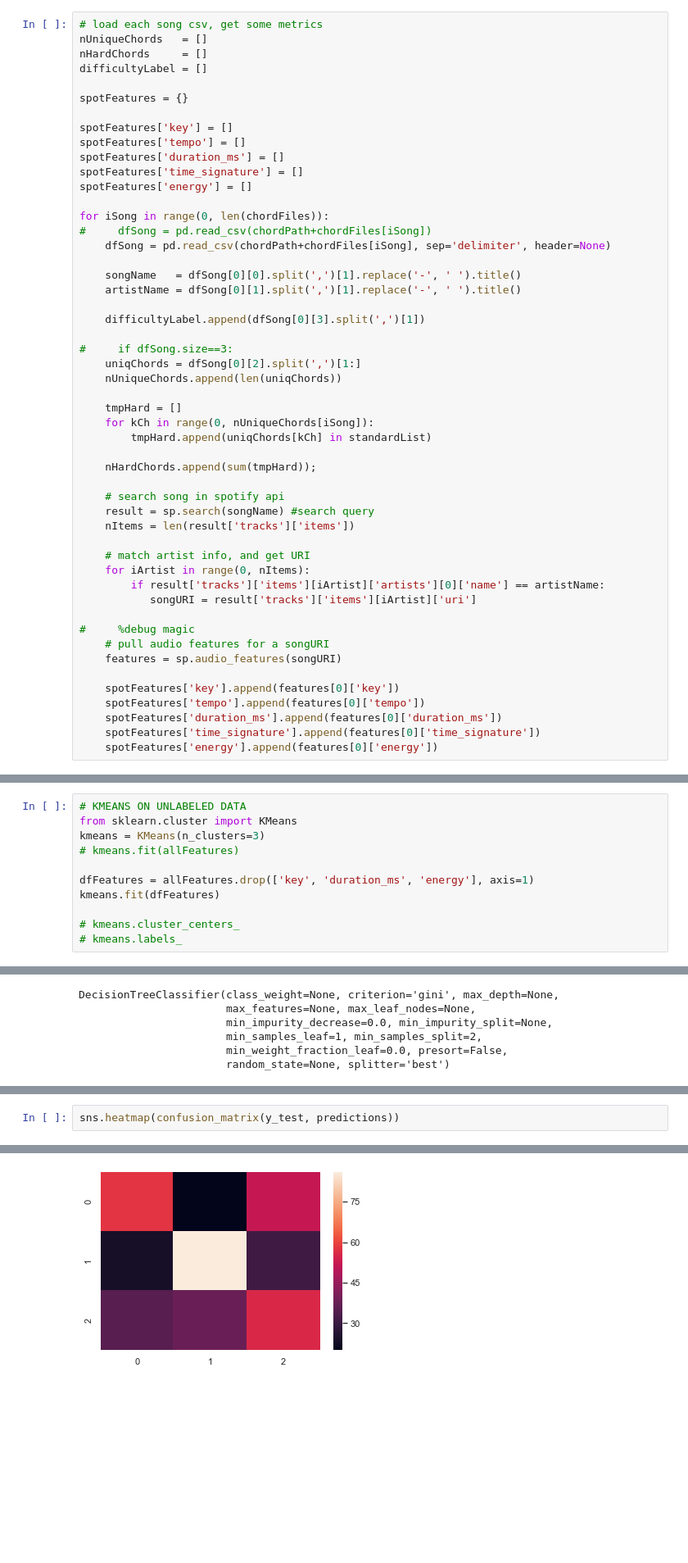
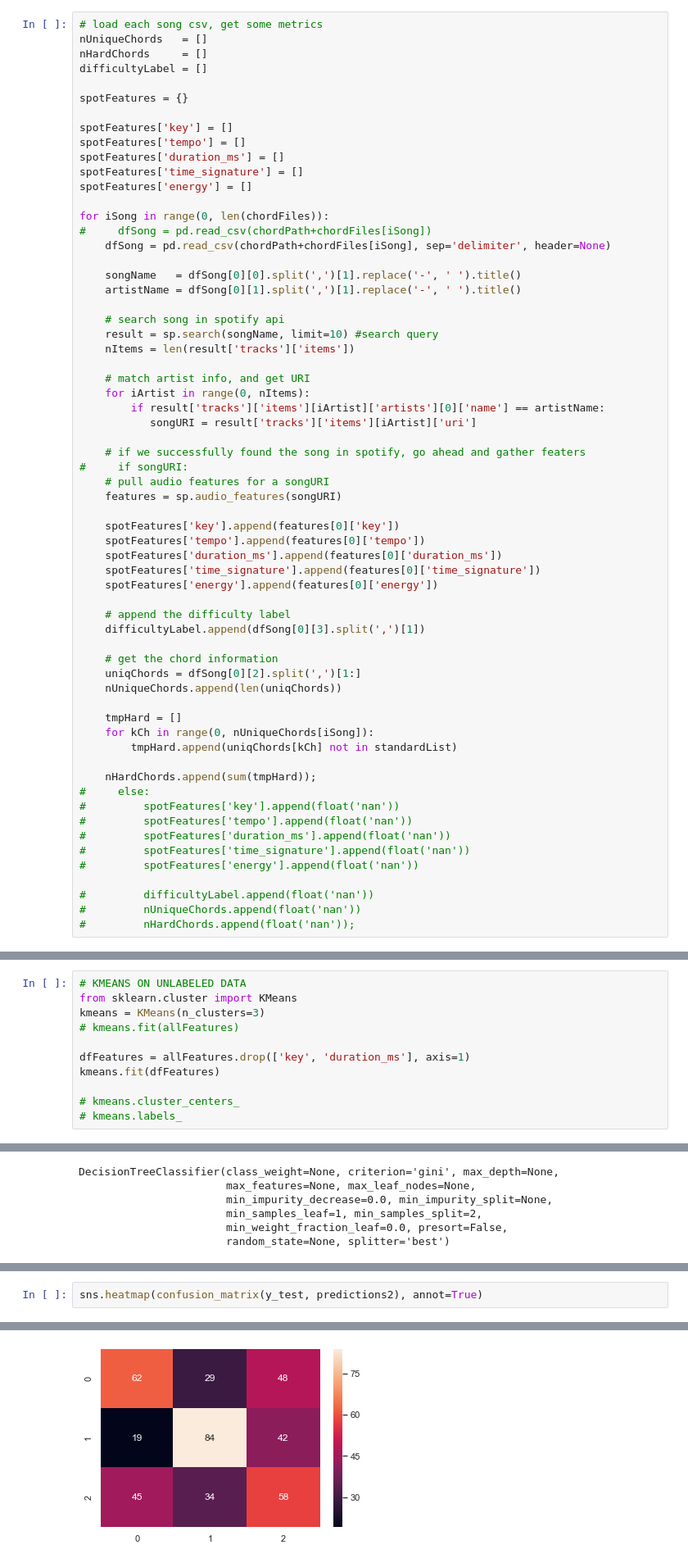
Before and after one commit to alevi813/chordRec, a Jupyter notebook: chordsEDA.ipynb, the cells around one changed output, grey strips where cells are left out. Shown at 82% size. Saved outputs shown, nothing was run; the diff lists cells and outputs as text; blank space fills up the shorter version.

```diff
--- a/chordsEDA.ipynb
+++ b/chordsEDA.ipynb
@@ -50,20 +50,8 @@ for iSong in range(0, len(chordFiles)):
     songName   = dfSong[0][0].split(',')[1].replace('-', ' ').title()
     artistName = dfSong[0][1].split(',')[1].replace('-', ' ').title()
 
-    difficultyLabel.append(dfSong[0][3].split(',')[1])
-
-#     if dfSong.size==3:
-    uniqChords = dfSong[0][2].split(',')[1:]
-    nUniqueChords.append(len(uniqChords))
-
-    tmpHard = []
-    for kCh in range(0, nUniqueChords[iSong]):
-        tmpHard.append(uniqChords[kCh] in standardList)
-
-    nHardChords.append(sum(tmpHard));
-
     # search song in spotify api
-    result = sp.search(songName) #search query
+    result = sp.search(songName, limit=10) #search query
     nItems = len(result['tracks']['items'])
 
     # match artist info, and get URI
@@ -71,7 +59,8 @@ for iSong in range(0, len(chordFiles)):
         if result['tracks']['items'][iArtist]['artists'][0]['name'] == artistName:
            songURI = result['tracks']['items'][iArtist]['uri']
 
-#     %debug magic
+    # if we successfully found the song in spotify, go ahead and gather featers
+#     if songURI:
     # pull audio features for a songURI
     features = sp.audio_features(songURI)
 
@@ -80,6 +69,29 @@ for iSong in range(0, len(chordFiles)):
     spotFeatures['duration_ms'].append(features[0]['duration_ms'])
     spotFeatures['time_signature'].append(features[0]['time_signature'])
     spotFeatures['energy'].append(features[0]['energy'])
+
+    # append the difficulty label
+    difficultyLabel.append(dfSong[0][3].split(',')[1])
+
+    # get the chord information
+    uniqChords = dfSong[0][2].split(',')[1:]
+    nUniqueChords.append(len(uniqChords))
+
+    tmpHard = []
+    for kCh in range(0, nUniqueChords[iSong]):
+        tmpHard.append(uniqChords[kCh] not in standardList)
+
+    nHardChords.append(sum(tmpHard));
+#     else:
+#         spotFeatures['key'].append(float('nan'))
+#         spotFeatures['tempo'].append(float('nan'))
+#         spotFeatures['duration_ms'].append(float('nan'))
+#         spotFeatures['time_signature'].append(float('nan'))
+#         spotFeatures['energy'].append(float('nan'))
+
+#         difficultyLabel.append(float('nan'))
+#         nUniqueChords.append(float('nan'))
+#         nHardChords.append(float('nan'));
 # %%
 import scipy.stats as stats
 
@@ -160,7 +201,7 @@ from sklearn.cluster import KMeans
 kmeans = KMeans(n_clusters=3)
 # kmeans.fit(allFeatures)
 
-dfFeatures = allFeatures.drop(['key', 'duration_ms', 'energy'], axis=1)
+dfFeatures = allFeatures.drop(['key', 'duration_ms'], axis=1)
 kmeans.fit(dfFeatures)
 
 # kmeans.cluster_centers_
@@ -307,5 +371,5 @@ samePred.mean()
 # %%
-sns.heatmap(confusion_matrix(y_test, predictions))
+sns.heatmap(confusion_matrix(y_test, predictions2), annot=True)
 # %% [output]
 <matplotlib.axes._subplots.AxesSubplot at 0x...>
-[figure, old version]
+[figure, new version]
```
Also changed, not shown: parts of 29 cells of this notebook, 5 other files.
